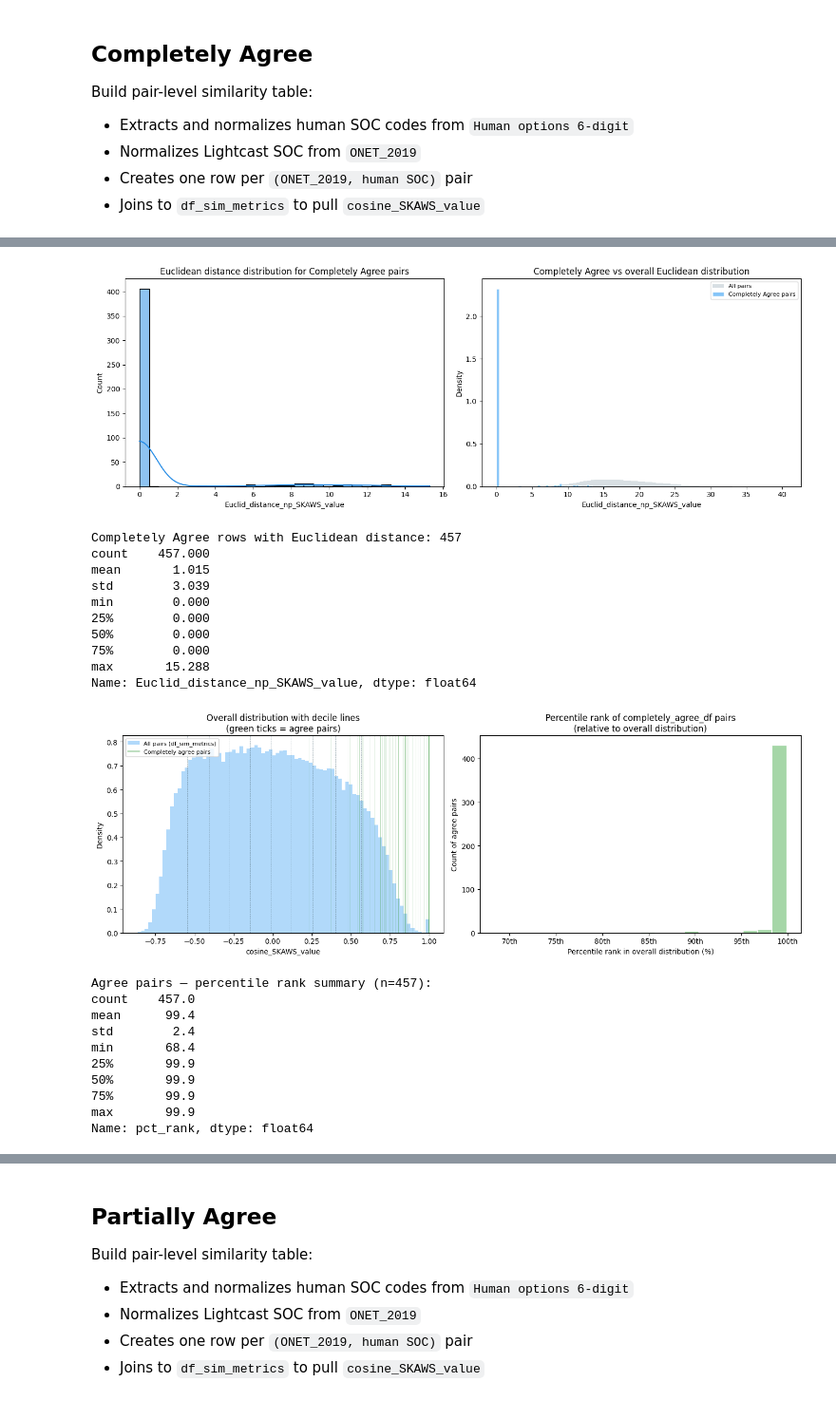
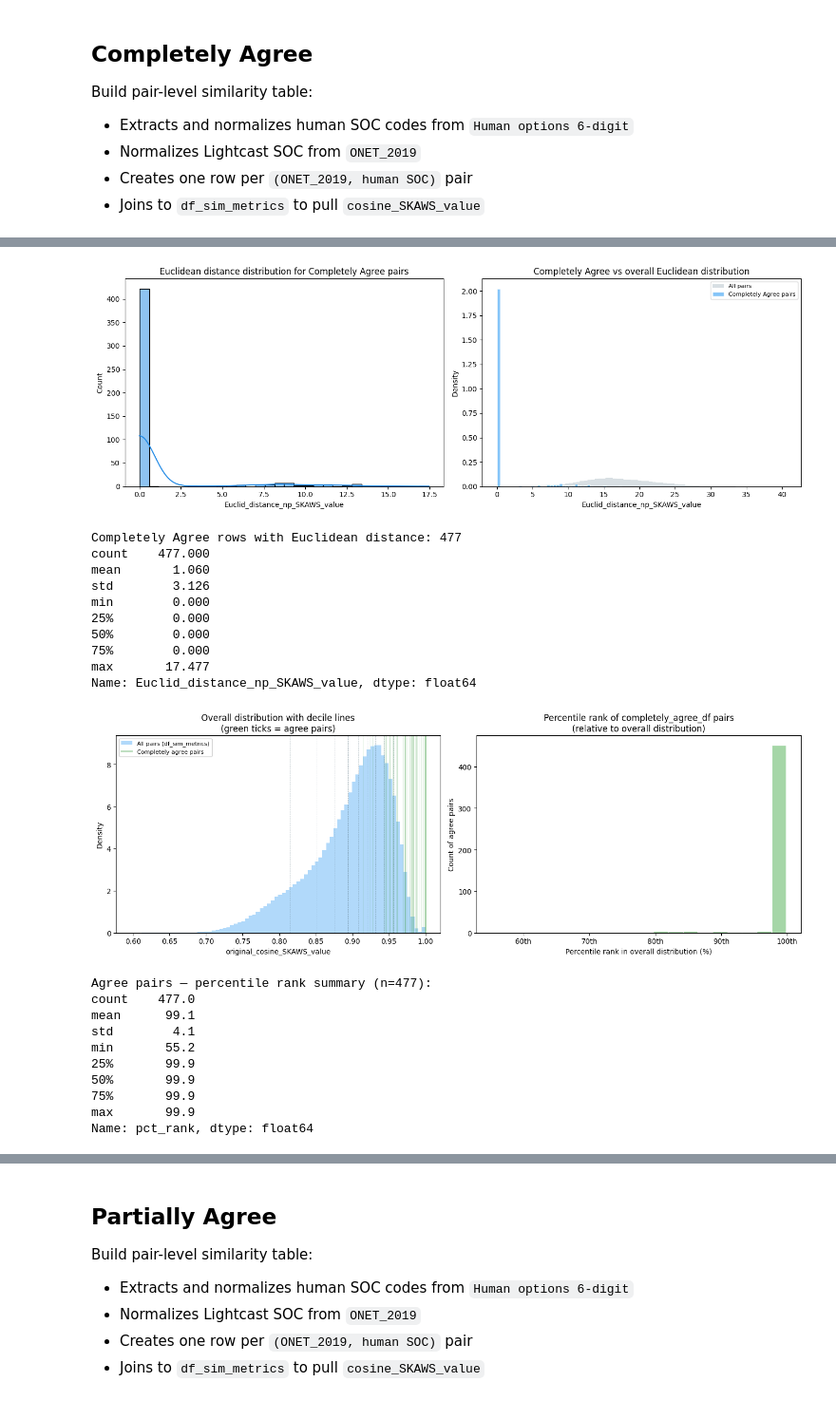
Before and after one commit to lindseylacey/EDA, a Jupyter notebook: notebooks/CII2/skaw_similarity_lightcast.ipynb, the cells around one changed output, grey strips where cells are left out. Shown at 95% size. Saved outputs shown, nothing was run; the diff lists cells and outputs as text; code cells hidden in the pictures.

```diff
--- a/notebooks/CII2/skaw_similarity_lightcast.ipynb
+++ b/notebooks/CII2/skaw_similarity_lightcast.ipynb
@@ -42,8 +42,8 @@ def repair_excel_corrupted_soc(value):
     return text
 # %%
 # Dataframe imports
-excel_path = r"C:\Users\linds\OneDrive\Documents\CII2 Multi-site\graded_rows_human_coder.xlsx"
-similarity_path = r"C:\Users\linds\OneDrive\Documents\CII2 Multi-site\merged_similarity_scores_updated_09252025.csv"
+excel_path = r"C:\Users\linds\OneDrive\Documents\CII2 Multi-site\1058 rows graded Final.xlsx"
+similarity_path = r"C:\Users\linds\OneDrive\Documents\CII2 Multi-site\merged_similarity_scores_updated_04132026.csv"
 
 df_coded = pd.read_excel(
     excel_path,
@@ -149,7 +149,7 @@ def extract_human_soc_list(cell):
     return out
 
 
-def dedupe_unordered_pairs(df, left_col, right_col, value_col="cosine_SKAWS_value"):
+def dedupe_unordered_pairs(df, left_col, right_col, value_col="original_cosine_SKAWS_value"):
     """Keep one record per unordered SOC pair (A-B equals B-A), using max similarity."""
     d = df.copy()
     d[["_soc_low", "_soc_high"]] = d.apply(
@@ -182,7 +182,7 @@ sim = df_sim_metrics.copy()
 sim["origin_soc_norm"] = sim["origin_soc"].apply(normalize_soc)
 sim["destination_soc_norm"] = sim["destination_soc"].apply(normalize_soc)
 
-sim = sim[["origin_soc_norm", "destination_soc_norm", "cosine_SKAWS_value"]].dropna(
+sim = sim[["origin_soc_norm", "destination_soc_norm", "original_cosine_SKAWS_value"]].dropna(
     subset=["origin_soc_norm", "destination_soc_norm"]
 )
 
@@ -193,17 +193,17 @@ m1 = pairs.merge(
     left_on=["ONET_2019_norm", "human_soc"],
     right_on=["origin_soc_norm", "destination_soc_norm"],
     how="left"
-).rename(columns={"cosine_SKAWS_value": "cosine_A"})
+).rename(columns={"original_cosine_SKAWS_value": "cosine_A"})
 
 m2 = pairs.merge(
     sim,
     left_on=["ONET_2019_norm", "human_soc"],
     right_on=["destination_soc_norm", "origin_soc_norm"],
     how="left"
-).rename(columns={"cosine_SKAWS_value": "cosine_B"})
+).rename(columns={"original_cosine_SKAWS_value": "cosine_B"})
 
 result = m1.copy()
-result["cosine_SKAWS_value"] = result["cosine_A"].combine_first(m2["cosine_B"])
+result["original_cosine_SKAWS_value"] = result["cosine_A"].combine_first(m2["cosine_B"])
 
 result["match_direction"] = np.where(
     result["cosine_A"].notna(),
@@ -217,11 +217,11 @@ final_pairs = result[[
     "ONET_2019",
     "ONET_2019_norm",
     "human_soc",
-    "cosine_SKAWS_value",
+    "original_cosine_SKAWS_value",
     "match_direction"
 ]].copy()
 
 print("Rows in pair-level output:", len(final_pairs))
-print("Pairs with similarity found:", final_pairs["cosine_SKAWS_value"].notna().sum())
+print("Pairs with similarity found:", final_pairs["original_cosine_SKAWS_value"].notna().sum())
 final_pairs.head(20)
 # %% [output]
@@ -500,27 +500,27 @@ agree_m1 = agree_pairs.merge(
     left_on=["ONET_2019_norm", "human_soc"],
     right_on=["origin_soc_norm", "destination_soc_norm"],
     how="left"
-).rename(columns={"cosine_SKAWS_value": "cosine_A"})
+).rename(columns={"original_cosine_SKAWS_value": "cosine_A"})
 
 agree_m2 = agree_pairs.merge(
     sim,
     left_on=["ONET_2019_norm", "human_soc"],
     right_on=["destination_soc_norm", "origin_soc_norm"],
     how="left"
-).rename(columns={"cosine_SKAWS_value": "cosine_B"})
+).rename(columns={"original_cosine_SKAWS_value": "cosine_B"})
 
 agree_result = agree_m1.copy()
-agree_result["cosine_SKAWS_value"] = agree_result["cosine_A"].combine_first(agree_m2["cosine_B"])
+agree_result["original_cosine_SKAWS_value"] = agree_result["cosine_A"].combine_first(agree_m2["cosine_B"])
 agree_result["match_direction"] = np.where(
     agree_result["cosine_A"].notna(), "A: ONET_2019->human",
     np.where(agree_m2["cosine_B"].notna(), "B: human->ONET_2019", "no_match")
 )
 
 agree_final_pairs = agree_result[[
-    "ONET_2019", "ONET_2019_norm", "human_soc", "cosine_SKAWS_value", "match_direction"
+    "ONET_2019", "ONET_2019_norm", "human_soc", "original_cosine_SKAWS_value", "match_direction"
 ]].copy()
 
 print("Rows in pair-level output:", len(agree_final_pairs))
-print("Pairs with similarity found:", agree_final_pairs["cosine_SKAWS_value"].notna().sum())
+print("Pairs with similarity found:", agree_final_pairs["original_cosine_SKAWS_value"].notna().sum())
 agree_final_pairs.head(10)
 # %% [output]
@@ -605,61 +605,61 @@ plt.show()
 print(f"Completely Agree rows with Euclidean distance: {len(agree_euclid_df)}")
 print(agree_vals.describe().round(3))
 # %% [output]
-[figure, old version]
+[figure, new version]
-Completely Agree rows with Euclidean distance: 457
-count    457.000
-mean       1.015
-std        3.039
+Completely Agree rows with Euclidean distance: 477
+count    477.000
+mean       1.060
+std        3.126
 min        0.000
 25%        0.000
 50%        0.000
 75%        0.000
-max       15.288
+max       17.477
 Name: Euclid_distance_np_SKAWS_value, dtype: float64
 # %%
 # Percentile analysis — Completely Agree
-overall = df_sim_metrics["cosine_SKAWS_value"].dropna()
+overall = df_sim_metrics["original_cosine_SKAWS_value"].dropna()
 pct_levels = np.arange(0, 101, 10)
 pct_values = np.percentile(overall, pct_levels)
 
-agree_vals = agree_final_pairs["cosine_SKAWS_value"].dropna()
+agree_vals = agree_final_pairs["original_cosine_SKAWS_value"].dropna()
 agree_percentile_ranks = np.array([(overall < v).mean() * 100 for v in agree_vals])
 
 fig, axes = plt.subplots(1, 2, figsize=(14, 5))
 
 ax = axes[0]
 ax.hist(overall, bins=80, color="#90CAF9", edgecolor="none", alpha=0.7,
         density=True, label="All pairs (df_sim_metrics)")
 for v in pct_values[1:-1]:
     ax.axvline(v, color="#546E7A", linewidth=0.6, linestyle="--", alpha=0.5)
 for v in agree_vals:
     ax.axvline(v, color="#43A047", linewidth=0.4, alpha=0.25)
 ax.axvline(agree_vals.iloc[0], color="#43A047", linewidth=1.2, alpha=0.7,
            label="Completely agree pairs")
 ax.set_title("Overall distribution with decile lines\n(green ticks = agree pairs)")
-ax.set_xlabel("cosine_SKAWS_value")
+ax.set_xlabel("original_cosine_SKAWS_value")
 ax.set_ylabel("Density")
 ax.legend(fontsize=8)
 
 ax2 = axes[1]
 ax2.hist(agree_percentile_ranks, bins=20, color="#A5D6A7", edgecolor="white")
 ax2.set_title("Percentile rank of completely_agree_df pairs\n(relative to overall distribution)")
 ax2.set_xlabel("Percentile rank in overall distribution (%)")
 ax2.set_ylabel("Count of agree pairs")
 ax2.xaxis.set_major_formatter(mticker.FuncFormatter(lambda x, _: f"{x:.0f}th"))
 
 plt.tight_layout()
 plt.show()
 
 print(f"\nAgree pairs — percentile rank summary (n={len(agree_vals)}):")
 print(pd.Series(agree_percentile_ranks, name="pct_rank").describe().round(1))
 # %% [output]
-[figure, old version]
+[figure, new version]
-Agree pairs — percentile rank summary (n=457):
-count    457.0
-mean      99.4
-std        2.4
-min       68.4
+Agree pairs — percentile rank summary (n=477):
+count    477.0
+mean      99.1
+std        4.1
+min       55.2
 25%       99.9
 50%       99.9
 75%       99.9
```
Also changed, not shown: parts of 26 cells of this notebook, 15 other files.
